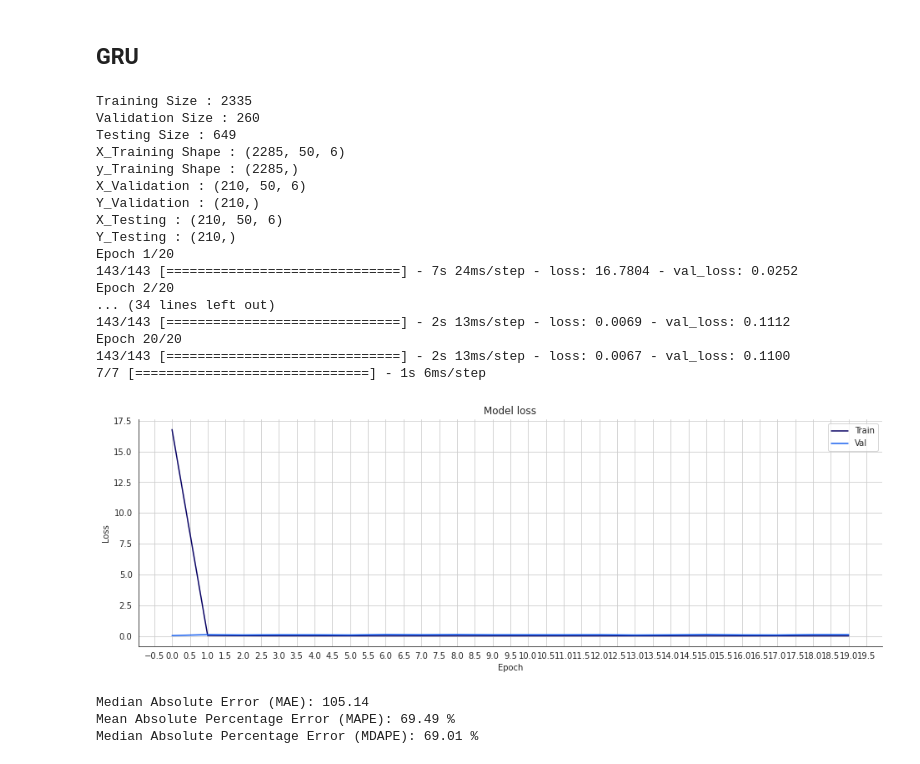
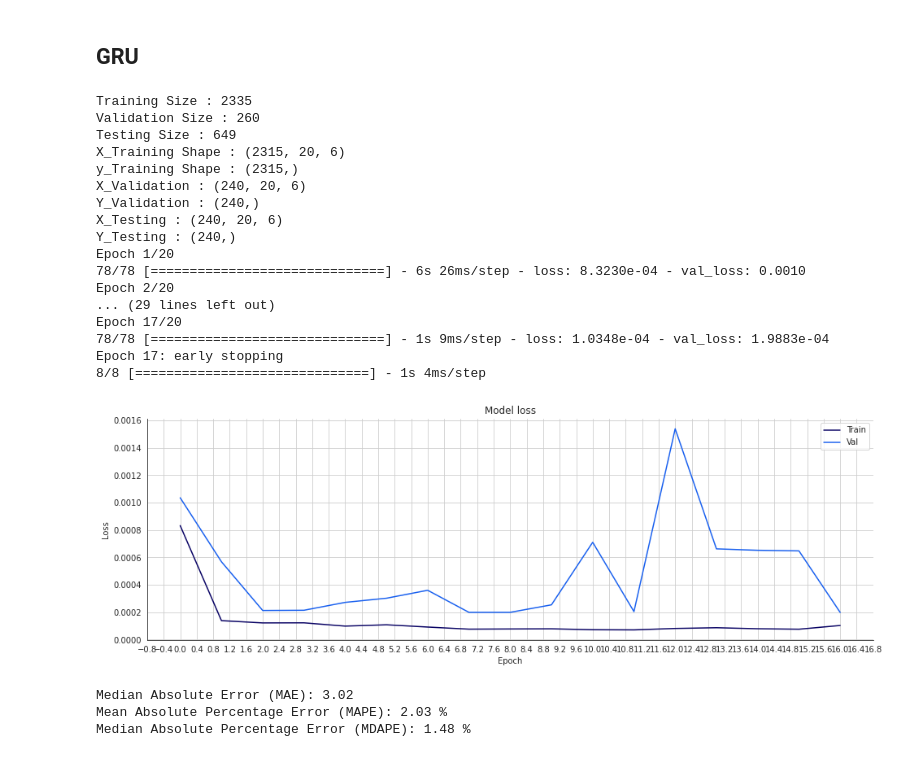
Before and after one commit to Anomaly1702/Ass3_Rnn, a Jupyter notebook: ASS3_RNN.ipynb, the cells around one changed output. Drawn from its saved outputs; the diff is of its cells as text; code cells hidden in the pictures.

```diff
--- a/ASS3_RNN.ipynb
+++ b/ASS3_RNN.ipynb
@@ -585,17 +319,17 @@ class V_RNN_cls(Basenet):
       return regressor
 # %%
 optimizer = 'adam'
-lr=0.1
-batch_size = 16
+lr=0.001
+batch_size = 30
 epochs = 20
 index_Close = 3
-sequence_length = 50
+sequence_length = 20
 
 vrnn = V_RNN_cls(index_Close,sequence_length)
 data_scaled,scaler_pred,df_Close,scaler = vrnn.pre_processdata(filtered_df)
 x_train,y_train,x_val,y_val,x_test,y_test = vrnn.split_data(data_scaled,.2)
 
-vrnn_model = vrnn.VRNN_model_same(x_train,optimizer,lr)
+vrnn_model = vrnn.VRNN_model(x_train,optimizer,lr)
 history,y_pred_scaled,y_pred,y_val_unscaled = vrnn.train(vrnn_model,epochs,x_train,y_train,x_val,y_val,scaler_pred,batch_size)
 
 # Plot training & validation loss values
@@ -707,7 +628,7 @@ class GRU_cls(Basenet):
     self.x_train = None
     self.y_pred =None
 
-  def GRU_model_same(self,x_train,optimizer = 'adam',lr=0.001):
+  def GRU_model(self,x_train,optimizer = 'adam',lr=0.001):
     sequence_length =self.sequence_length
 
     if optimizer == 'adam':
@@ -742,80 +663,58 @@ class GRU_cls(Basenet):
     # Compile the model
     my_GRU_model.compile(optimizer=self.optimizer, loss='mse')
     return my_GRU_model
-
-
-  def GRU_model(self,x_train,optimizer = 'adam',lr=0.001):
-    sequence_length =self.sequence_length
-
-    if optimizer == 'adam':
-      self.optimizer = tf.keras.optimizers.Adam(learning_rate=lr)
-    elif optimizer == 'sgd':
-      self.optimizer = tf.keras.optimizers.SGD(learning_rate=lr, momentum=0.0)
-
-    n_neurons = x_train.shape[1] * x_train.shape[2]
-    my_GRU_model = Sequential()
-    # First GRU layer with Dropout regularisation
-    my_GRU_model.add(GRU(units=n_neurons, return_sequences=True, input_shape=(x_train.shape[1], x_train.shape[2]), activation='tanh'))
-    my_GRU_model.add(GRU(units=n_neurons, return_sequences=True, activation='tanh'))
-    my_GRU_model.add(GRU(units=n_neurons, return_sequences=True, activation='tanh'))
-    my_GRU_model.add(GRU(units=n_neurons, activation='tanh'))
-    my_GRU_model.add(Dense(units=1))
-
-    # Compile the model
-    my_GRU_model.compile(optimizer=self.optimizer, loss='mse')
-    return my_GRU_model
 # %%
 optimizer = 'adam'
-lr=0.1
-batch_size = 16
+lr=0.001
+batch_size = 30
 epochs = 20
 index_Close = 3
-sequence_length = 50
+sequence_length = 20
 
 
 gru = GRU_cls(index_Close,sequence_length)
 data_scaled,scaler_pred,df_Close,scaler = gru.pre_processdata(filtered_df)
 x_train,y_train,x_val,y_val,x_test,y_test = gru.split_data(data_scaled,.2)
 
-gru_model = gru.GRU_model_same(x_train,optimizer,lr)
+gru_model = gru.GRU_model(x_train,optimizer,lr)
 history,y_pred_scaled,y_pred,y_val_unscaled = gru.train(gru_model,epochs,x_train,y_train,x_val,y_val,scaler_pred,batch_size)
 
 # Plot training & validation loss values
 gru.plot_Loss (history)
 
 # Mean Absolute Error (MAE)
 MAE = mean_absolute_error(y_val_unscaled, y_pred)
 print(f'Median Absolute Error (MAE): {np.round(MAE, 2)}')
 
 # Mean Absolute Percentage Error (MAPE)
 MAPE = np.mean((np.abs(np.subtract(y_val_unscaled, y_pred)/ y_val_unscaled))) * 100
 print(f'Mean Absolute Percentage Error (MAPE): {np.round(MAPE, 2)} %')
 
 # Median Absolute Percentage Error (MDAPE)
 MDAPE = np.median((np.abs(np.subtract(y_val_unscaled, y_pred)/ y_val_unscaled)) ) * 100
 print(f'Median Absolute Percentage Error (MDAPE): {np.round(MDAPE, 2)} %')
 # %% [output]
 Training Size : 2335
 Validation Size : 260
 Testing Size : 649
-X_Training Shape : (2285, 50, 6)
-y_Training Shape : (2285,)
-X_Validation : (210, 50, 6)
-Y_Validation : (210,)
-X_Testing : (210, 50, 6)
-Y_Testing : (210,)
+X_Training Shape : (2315, 20, 6)
+y_Training Shape : (2315,)
+X_Validation : (240, 20, 6)
+Y_Validation : (240,)
+X_Testing : (240, 20, 6)
+Y_Testing : (240,)
 Epoch 1/20
-143/143 [==============================] - 7s 24ms/step - loss: 16.7804 - val_loss: 0.0252
+78/78 [==============================] - 6s 26ms/step - loss: 8.3230e-04 - val_loss: 0.0010
 Epoch 2/20
-... (34 lines left out)
-143/143 [==============================] - 2s 13ms/step - loss: 0.0069 - val_loss: 0.1112
-Epoch 20/20
-143/143 [==============================] - 2s 13ms/step - loss: 0.0067 - val_loss: 0.1100
-7/7 [==============================] - 1s 6ms/step
+... (29 lines left out)
+Epoch 17/20
+78/78 [==============================] - 1s 9ms/step - loss: 1.0348e-04 - val_loss: 1.9883e-04
+Epoch 17: early stopping
+8/8 [==============================] - 1s 4ms/step
-[figure, old version]
+[figure, new version]
-Median Absolute Error (MAE): 105.14
-Mean Absolute Percentage Error (MAPE): 69.49 %
-Median Absolute Percentage Error (MDAPE): 69.01 %
+Median Absolute Error (MAE): 3.02
+Mean Absolute Percentage Error (MAPE): 2.03 %
+Median Absolute Percentage Error (MDAPE): 1.48 %
 # %%
 
 df_temp = gru.test_set[-gru.sequence_length:]
```
Also changed, not shown: parts of 25 cells of this notebook.
